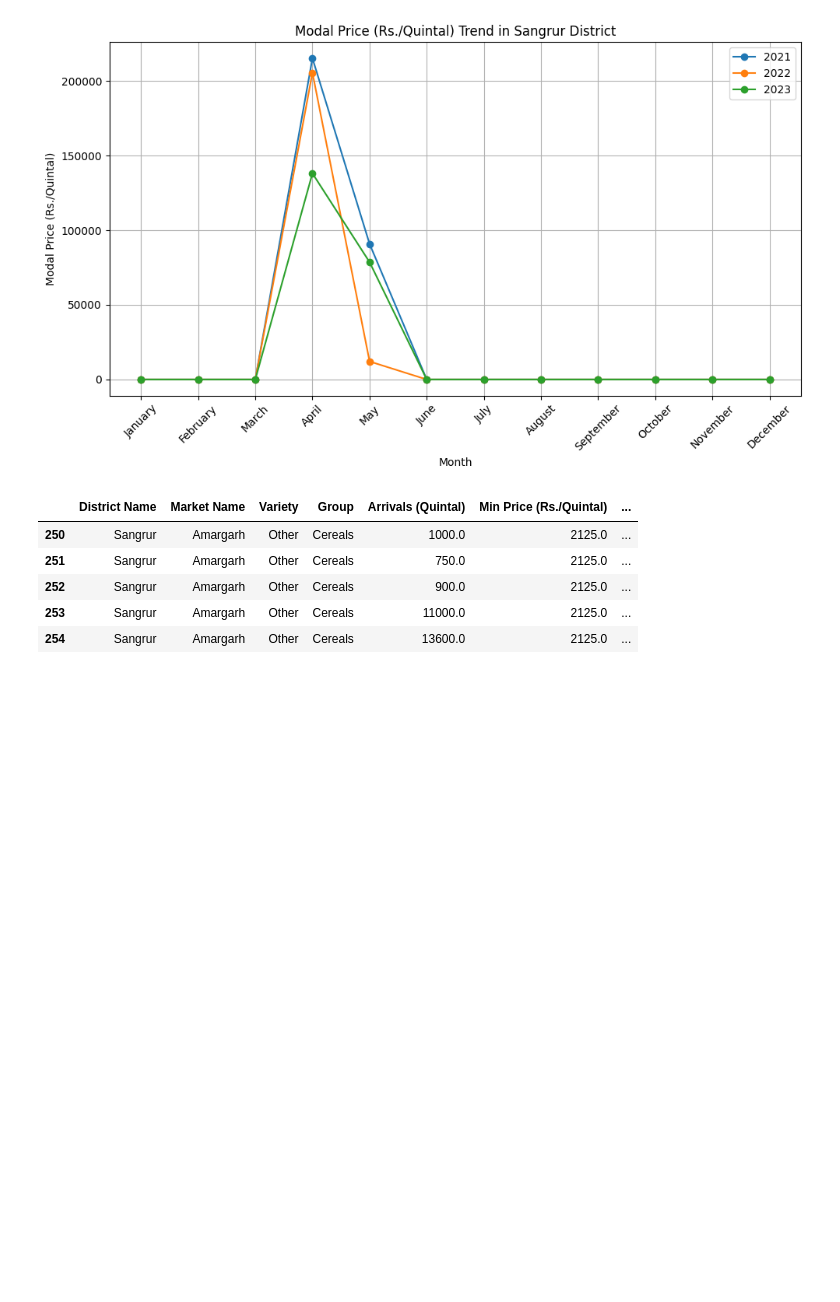
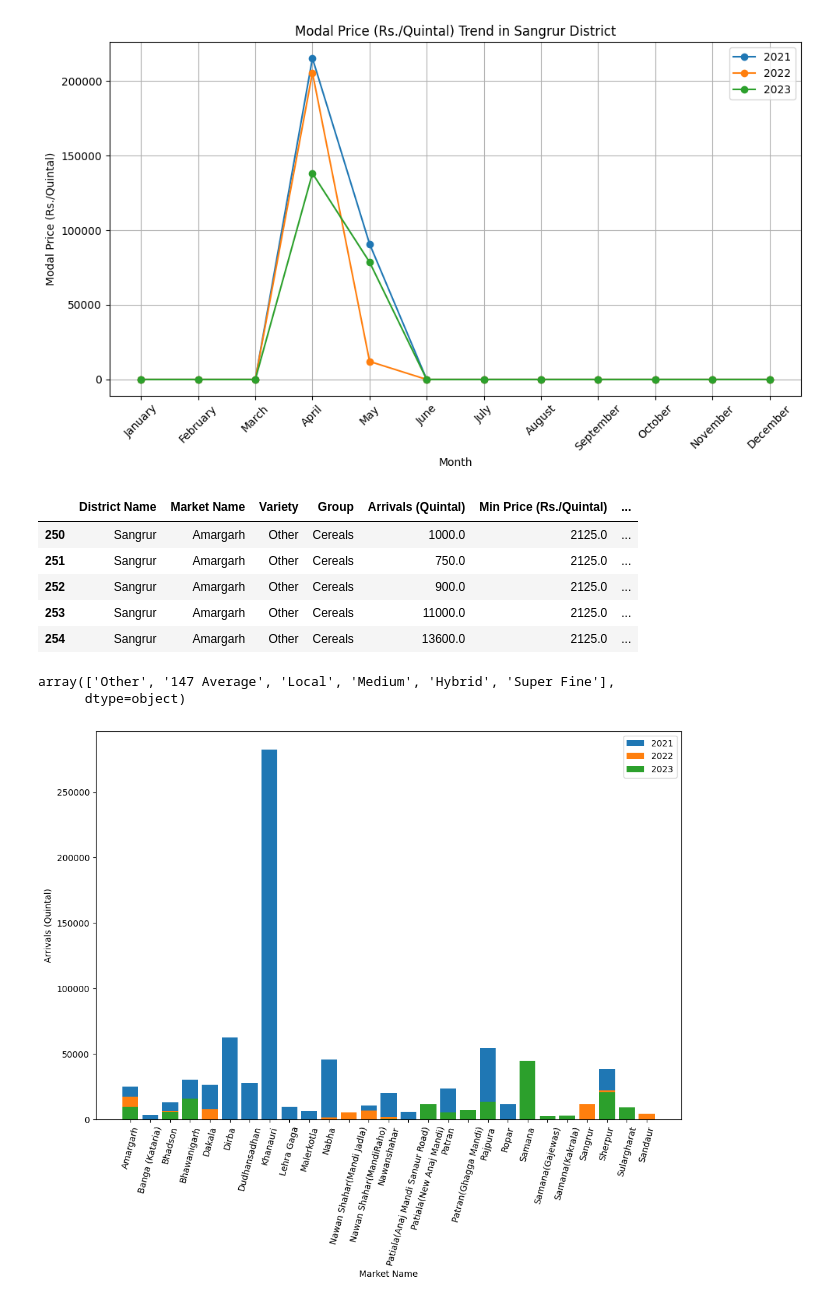
Before and after one commit to akshayerk12/Agri_data_work, a Jupyter notebook: Visualization.ipynb, the cells around one changed output. Drawn from its saved outputs; the diff is of its cells as text; code cells hidden in the pictures; blank space fills up the shorter version.

Commit message:
Data Visualization

```diff
--- a/Visualization.ipynb
+++ b/Visualization.ipynb
@@ -59,9 +59,22 @@ class Visualization:
         plt.tight_layout()
         plt.show()
 
-    def line_plot_with_market_and_price(self, target):
+    def bar_plot_with_market_and_price(self, target, years, district = None):
+        if district:
+            df=self.df[self.df['District Name']==district]
+        else:
+            df=self.df
+        plt.figure(figsize=(12,8))
+        for year in years:
+            df2 = df[df['Year']==year]
+            group=df2.groupby('Market Name')[target].median()
+            plt.bar(group.index, group.values, label=str(year))
 
-
+        plt.xticks(rotation=75)
+        plt.xlabel("Market Name")
+        plt.ylabel(target)
+        plt.legend()
+        plt.show()
 
 
 vc=Visualization(df)
@@ -114,3 +127,12 @@ df.head()
 | 252 | Sangrur | Amargarh | Other | Cereals | 900.0 | 2125.0 | ... |
 | 253 | Sangrur | Amargarh | Other | Cereals | 11000.0 | 2125.0 | ... |
 | 254 | Sangrur | Amargarh | Other | Cereals | 13600.0 | 2125.0 | ... |
+# %%
+df['Variety'].unique()
+# %% [output]
+array(['Other', '147 Average', 'Local', 'Medium', 'Hybrid', 'Super Fine'],
+      dtype=object)
+# %%
+vc.bar_plot_with_market_and_price('Arrivals (Quintal)', [2021, 2022, 2023])
+# %% [output]
+[figure, added]
```
Also changed, not shown: parts of 2 cells of this notebook.
